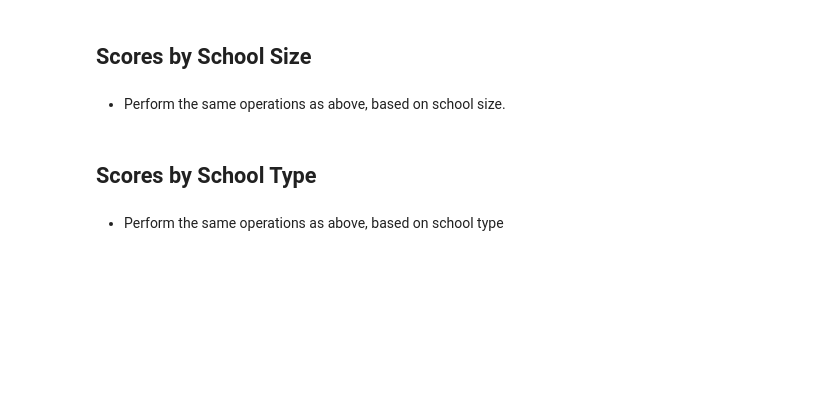
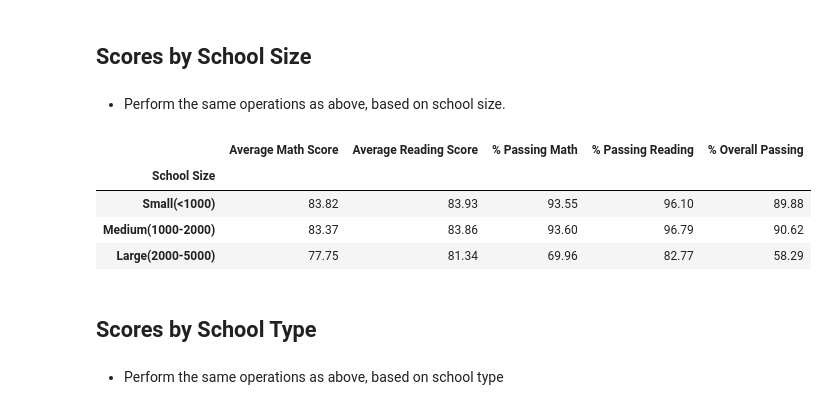
Before and after one commit to YHuang7802/PANDAS-Challenge, a Jupyter notebook: PyCitySchools/PyCitySchools_answer.ipynb, the cells around one changed output. Drawn from its saved outputs; the diff is of its cells as text; code cells hidden in the pictures; blank space fills up the shorter version.

```diff
--- a/PyCitySchools/PyCitySchools_answer.ipynb
+++ b/PyCitySchools/PyCitySchools_answer.ipynb
@@ -350,6 +382,31 @@ reading_scores
 ## Scores by School Size
 # %% [markdown]
 * Perform the same operations as above, based on school size.
+# %%
+# determine the min, max, and mean for the size range bins
+school_unique.describe()
+
+#min: 427, mean: 2611, max: 4976
+bins = [0, 1000, 2000, 5000]
+size_range = ["Small(<1000)", "Medium(1000-2000)", "Large(2000-5000)"]
+
+# slice total students into bins
+school_summary_2["Total Students"] = pd.to_numeric(school_summary_2["Total Students"])
+
+#  slice per student budget into bins
+school_summary_2["School Size"] = pd.cut(school_summary_2["Total Students"], bins, labels=size_range)
+
+# # groupby "spending ranges per student" and drop unnecessary columns
+index_size = school_summary_2.reset_index().groupby("School Size").mean()
+size_comp = round(index_size[["Average Math Score", "Average Reading Score", "% Passing Math", "% Passing Reading", "% Overall Passing"]],2)
+
+size_comp
+# %% [output]
+|  | Average Math Score | Average Reading Score | % Passing Math | % Passing Reading | % Overall Passing |
+| School Size |  |  |  |  |  |
+| Small(<1000) | 83.82 | 83.93 | 93.55 | 96.10 | 89.88 |
+| Medium(1000-2000) | 83.37 | 83.86 | 93.60 | 96.79 | 90.62 |
+| Large(2000-5000) | 77.75 | 81.34 | 69.96 | 82.77 | 58.29 |
 # %% [markdown]
 ## Scores by School Type
 # %% [markdown]
```
Also changed, not shown: parts of 6 cells of this notebook.
